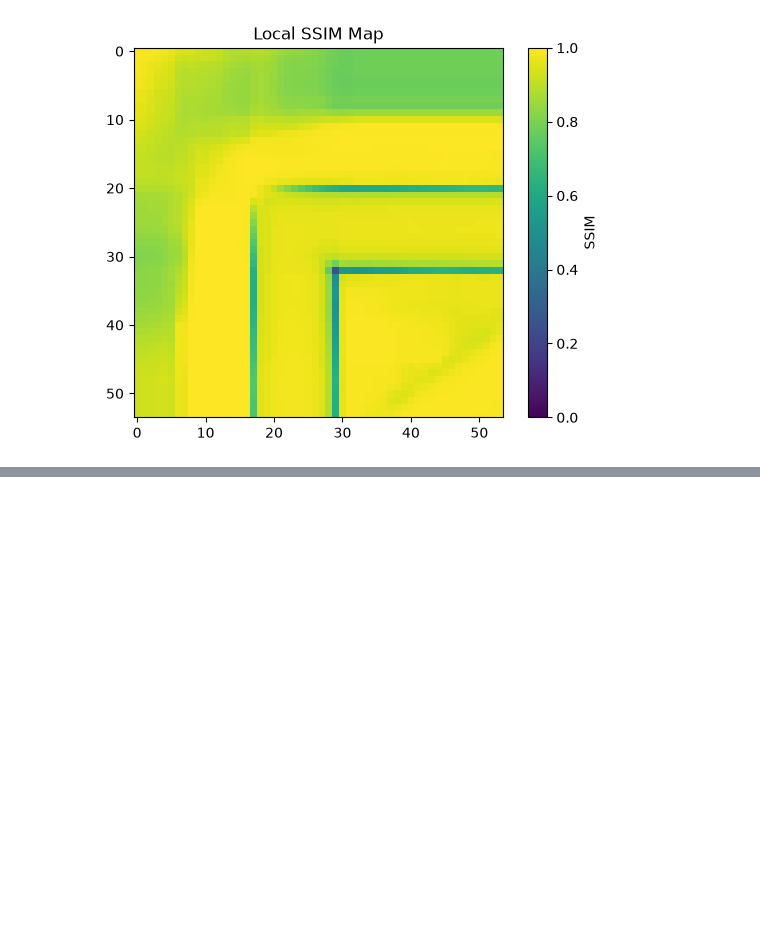
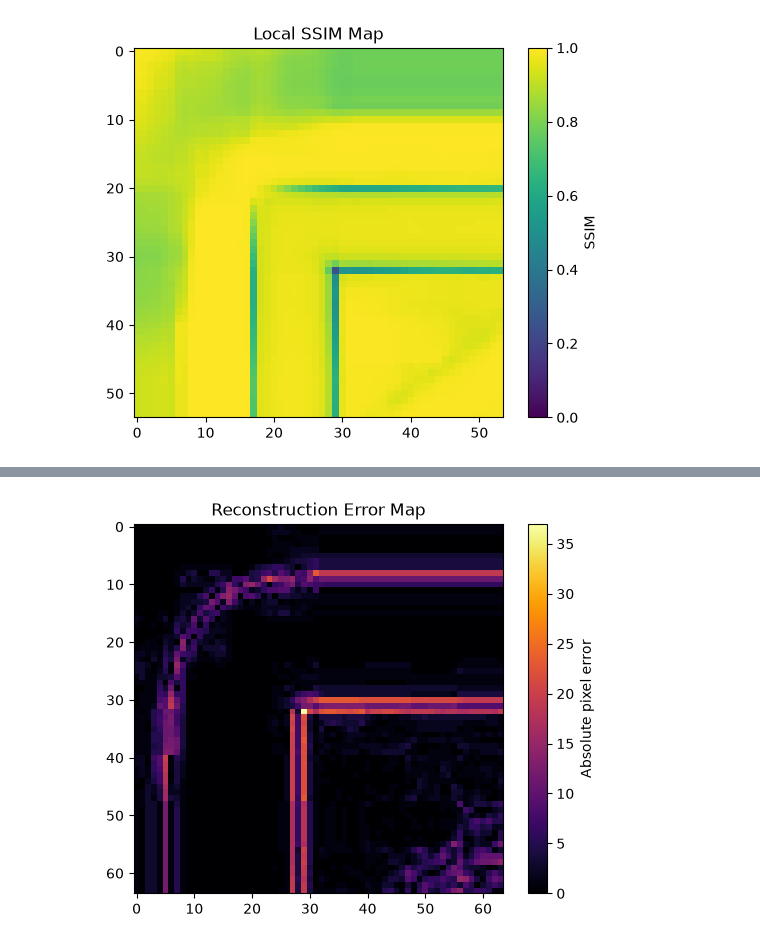
Before and after one commit to XZNON/z-sampling, a Jupyter notebook: 01_neareest_neigh.ipynb, the cells around one changed output, grey strips where cells are left out. Drawn from its saved outputs; the diff is of its cells as text; code cells hidden in the pictures; blank space fills up the shorter version.

```diff
--- a/01_neareest_neigh.ipynb
+++ b/01_neareest_neigh.ipynb
@@ -1357,0 +1396,12 @@ plt.show()
+# %%
+error_map = np.abs(
+    image[:64, :64].astype(float)
+    - reconstructed[:64, :64].astype(float)
+)
+
+plt.imshow(error_map, cmap="inferno")
+plt.colorbar(label="Absolute pixel error")
+plt.title("Reconstruction Error Map")
+plt.show()
+# %% [output]
+[figure, added]
```
Also changed, not shown: parts of 33 cells of this notebook, 1 other file.
